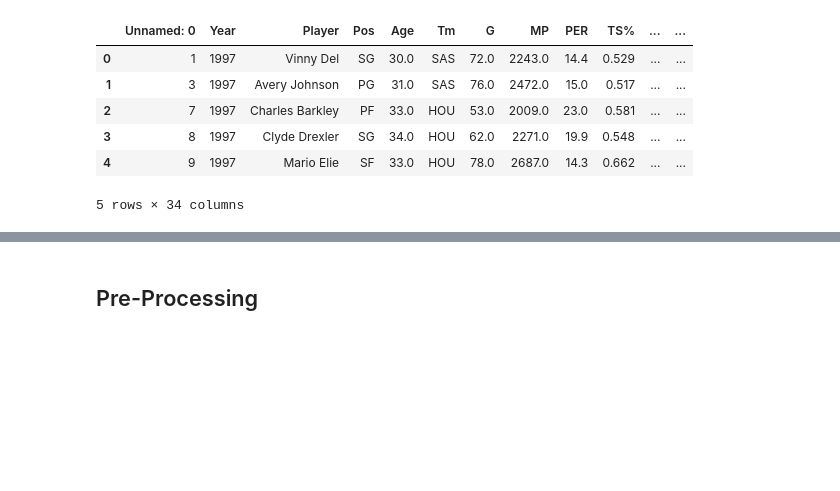
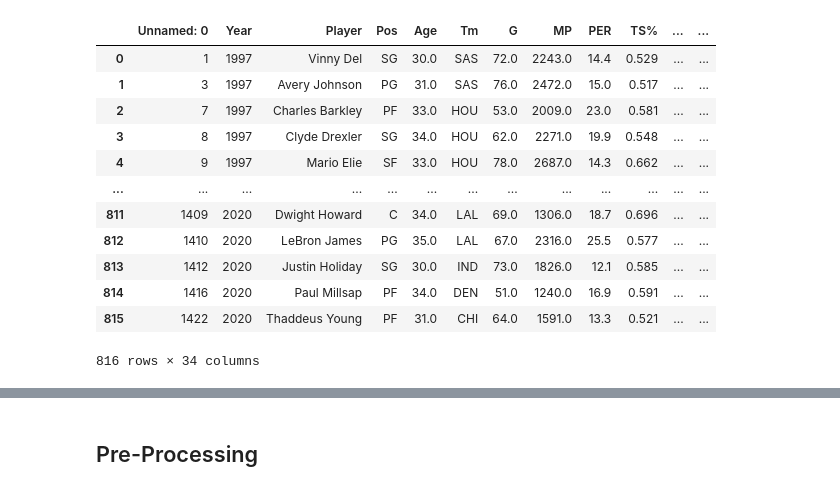
Before and after one commit to GauravMohan1/NBA-Veteran_Analysis, a Jupyter notebook: ml_modeling.ipynb, the cells around one changed output, grey strips where cells are left out. Cells and saved outputs as stored; diff of their text form; code cells hidden in the pictures; blank space fills up the shorter version.

```diff
--- a/ml_modeling.ipynb
+++ b/ml_modeling.ipynb
@@ -7,12 +7,18 @@ import matplotlib.pyplot as plt
 # %%
 df = pd.read_csv('model_data.csv')
 # %%
-df.head()
+df
 # %% [output]
 |  | Unnamed: 0 | Year | Player | Pos | Age | Tm | G | MP | PER | TS% | ... | ... |
 | 0 | 1 | 1997 | Vinny Del | SG | 30.0 | SAS | 72.0 | 2243.0 | 14.4 | 0.529 | ... | ... |
 | 1 | 3 | 1997 | Avery Johnson | PG | 31.0 | SAS | 76.0 | 2472.0 | 15.0 | 0.517 | ... | ... |
 | 2 | 7 | 1997 | Charles Barkley | PF | 33.0 | HOU | 53.0 | 2009.0 | 23.0 | 0.581 | ... | ... |
 | 3 | 8 | 1997 | Clyde Drexler | SG | 34.0 | HOU | 62.0 | 2271.0 | 19.9 | 0.548 | ... | ... |
 | 4 | 9 | 1997 | Mario Elie | SF | 33.0 | HOU | 78.0 | 2687.0 | 14.3 | 0.662 | ... | ... |
+| ... | ... | ... | ... | ... | ... | ... | ... | ... | ... | ... | ... | ... |
+| 811 | 1409 | 2020 | Dwight Howard | C | 34.0 | LAL | 69.0 | 1306.0 | 18.7 | 0.696 | ... | ... |
+| 812 | 1410 | 2020 | LeBron James | PG | 35.0 | LAL | 67.0 | 2316.0 | 25.5 | 0.577 | ... | ... |
+| 813 | 1412 | 2020 | Justin Holiday | SG | 30.0 | IND | 73.0 | 1826.0 | 12.1 | 0.585 | ... | ... |
+| 814 | 1416 | 2020 | Paul Millsap | PF | 34.0 | DEN | 51.0 | 1240.0 | 16.9 | 0.591 | ... | ... |
+| 815 | 1422 | 2020 | Thaddeus Young | PF | 31.0 | CHI | 64.0 | 1591.0 | 13.3 | 0.521 | ... | ... |
-5 rows × 34 columns
+816 rows × 34 columns
```
Also changed, not shown: parts of 55 cells of this notebook, 3 other files.
